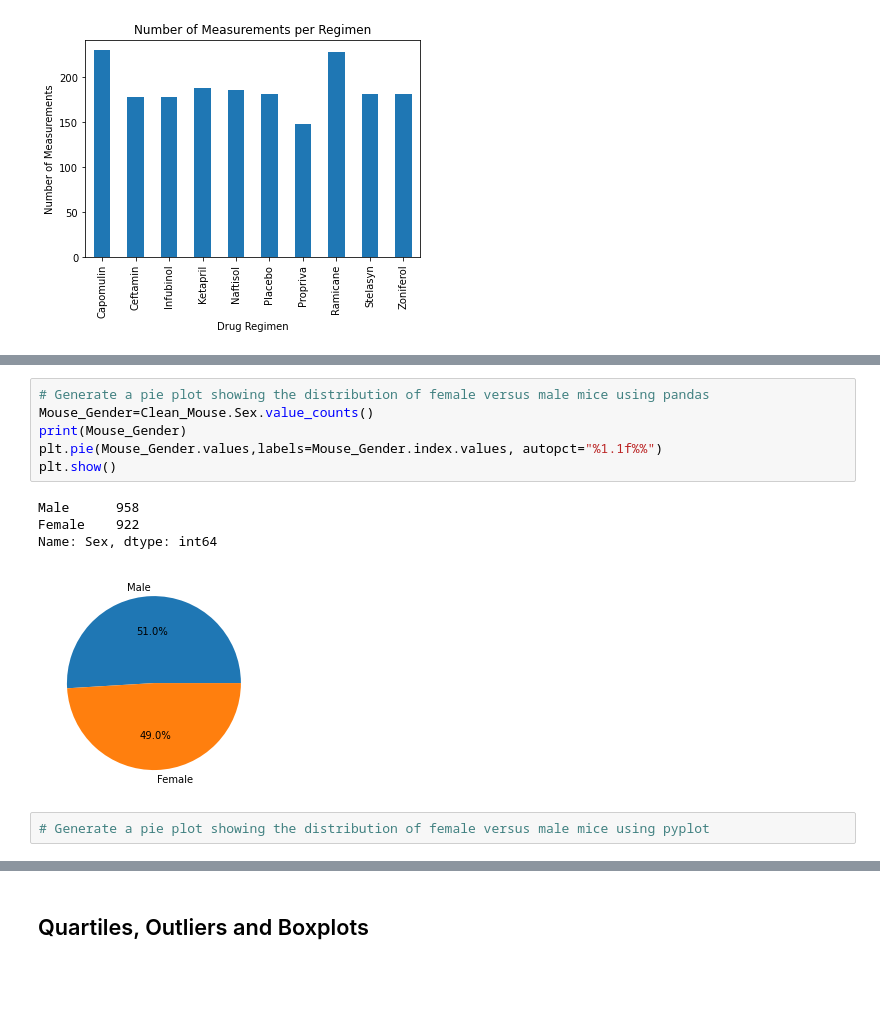
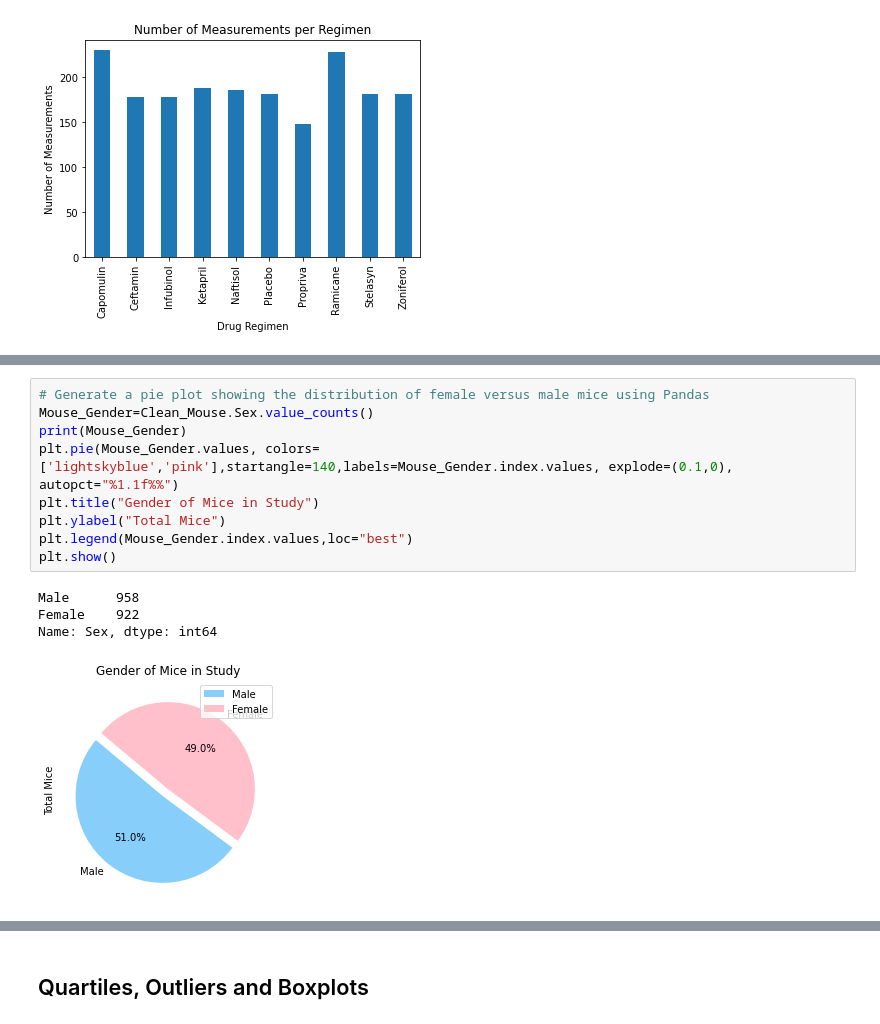
Before and after one commit to KWildcatQ/Matplotlib, a Jupyter notebook: Pymaceuticals/pymaceuticals_starter.ipynb, the cells around one changed output, grey strips where cells are left out. Saved outputs shown, nothing was run; the diff lists cells and outputs as text; blank space fills up the shorter version.

```diff
--- a/Pymaceuticals/pymaceuticals_starter.ipynb
+++ b/Pymaceuticals/pymaceuticals_starter.ipynb
@@ -254,13 +258,14 @@ AttributeError: 'Index' object has no attribute 'value'
 # %%
-# Generate a pie plot showing the distribution of female versus male mice using pandas
+# Generate a pie plot showing the distribution of female versus male mice using Pandas
 Mouse_Gender=Clean_Mouse.Sex.value_counts()
 print(Mouse_Gender)
-plt.pie(Mouse_Gender.values,labels=Mouse_Gender.index.values, autopct="%1.1f%%")
+plt.pie(Mouse_Gender.values, colors=['lightskyblue','pink'],startangle=140,labels=Mouse_Gender.index.values, explode=(0.1,0), autopct="%1.1f%%")
+plt.title("Gender of Mice in Study")
+plt.ylabel("Total Mice")
+plt.legend(Mouse_Gender.index.values,loc="best")
 plt.show()
 # %% [output]
 Male      958
 Female    922
 Name: Sex, dtype: int64
-[figure, old version]
+[figure, new version]
-# %%
-# Generate a pie plot showing the distribution of female versus male mice using pyplot
```
Also changed, not shown: parts of 11 cells of this notebook, 3 other files.
